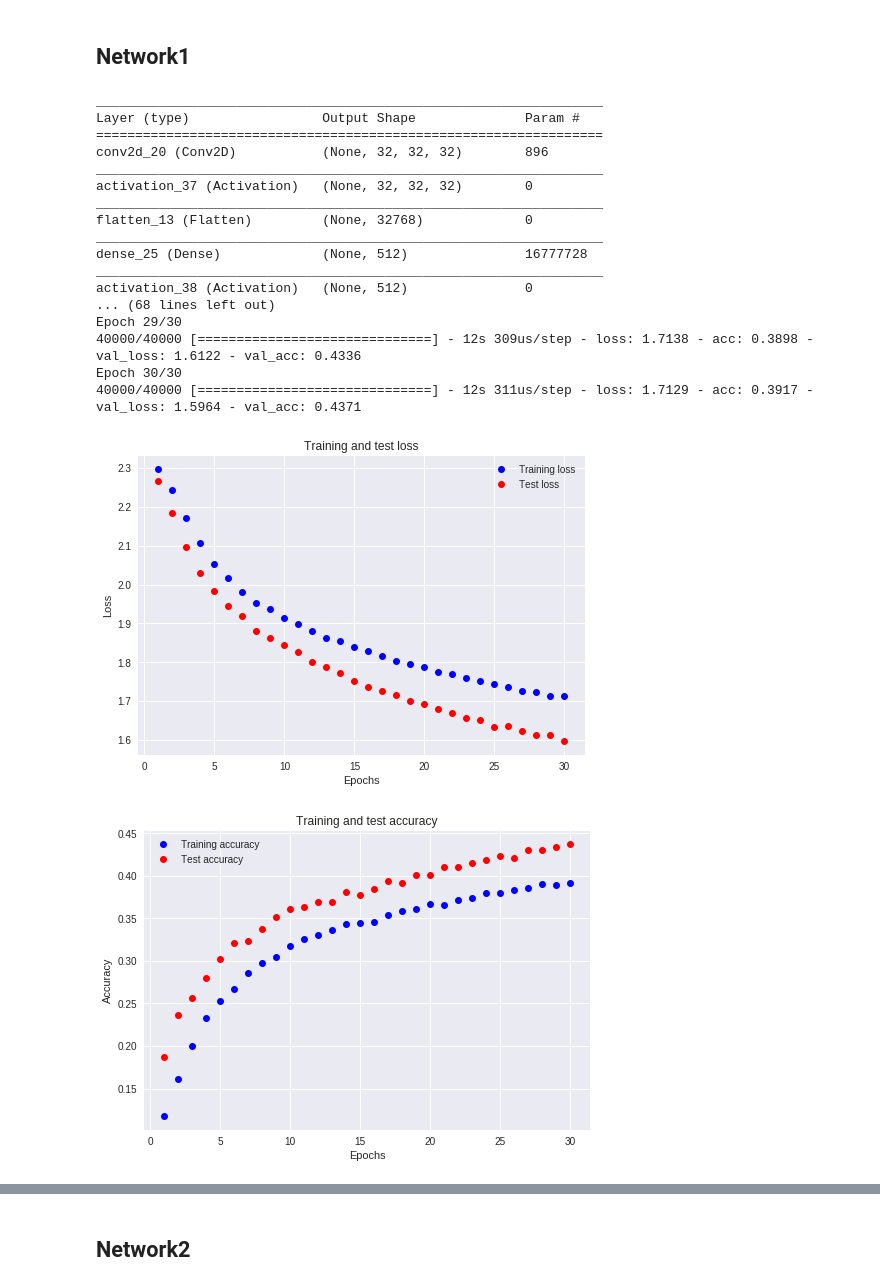
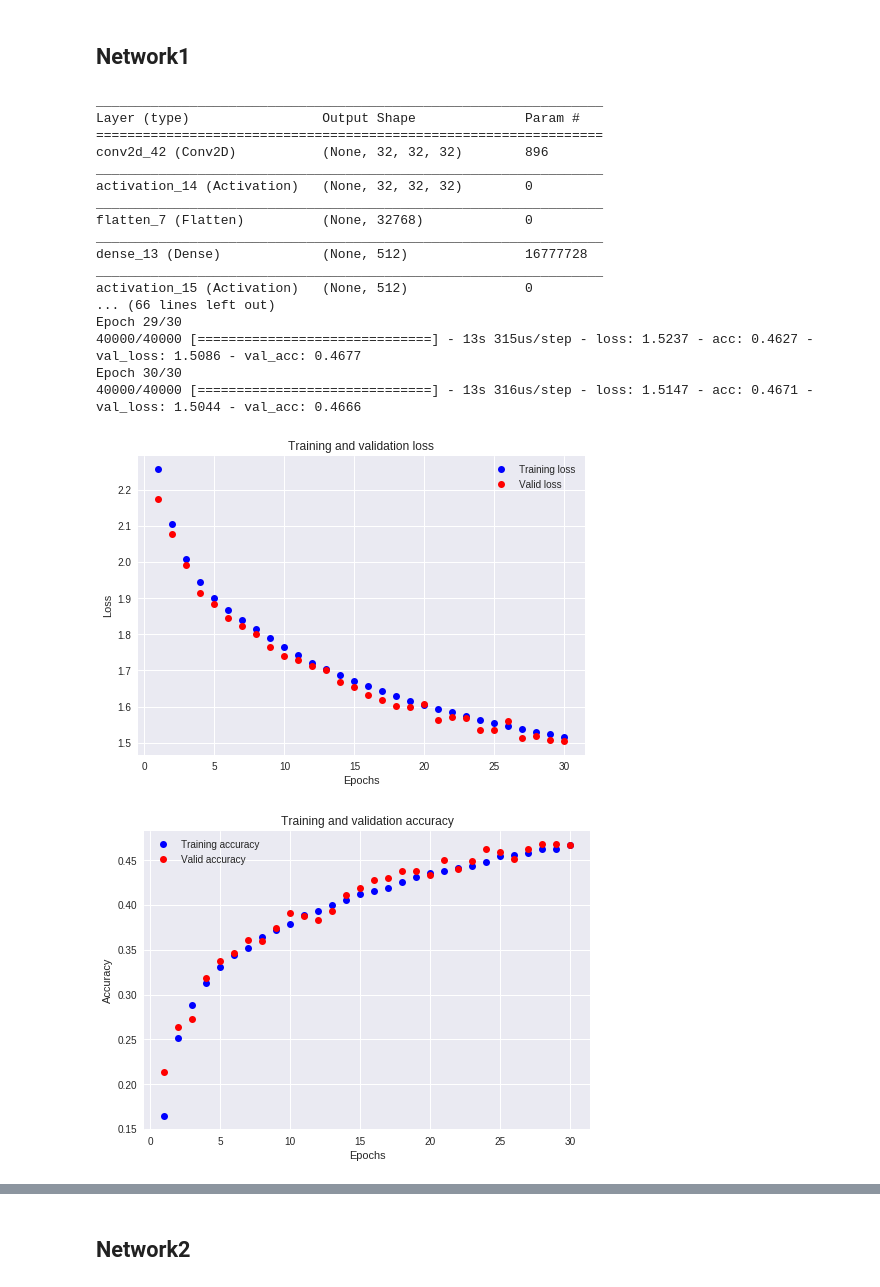
Before and after one commit to shirleyzz/cap5610_machineleanrning, a Jupyter notebook: Assignment2/HW2(1).ipynb, the cells around one changed output, grey strips where cells are left out. Saved outputs shown, nothing was run; the diff lists cells and outputs as text; code cells hidden in the pictures.

```diff
--- a/Assignment2/HW2(1).ipynb
+++ b/Assignment2/HW2(1).ipynb
@@ -62,7 +57,6 @@ network.add(Activation('softmax'))
 network.add(Flatten())
 network.add(Dense(512))
 network.add(Activation('relu'))
-network.add(Dropout(0.5))
 network.add(Dense(10))
 network.add(Activation('softmax'))
 network.summary()
@@ -82,44 +76,44 @@ history = network.fit(training_images,
 _________________________________________________________________
 Layer (type)                 Output Shape              Param #
 =================================================================
-conv2d_20 (Conv2D)           (None, 32, 32, 32)        896
+conv2d_42 (Conv2D)           (None, 32, 32, 32)        896
 _________________________________________________________________
-activation_37 (Activation)   (None, 32, 32, 32)        0
+activation_14 (Activation)   (None, 32, 32, 32)        0
 _________________________________________________________________
-flatten_13 (Flatten)         (None, 32768)             0
+flatten_7 (Flatten)          (None, 32768)             0
 _________________________________________________________________
-dense_25 (Dense)             (None, 512)               16777728
+dense_13 (Dense)             (None, 512)               16777728
 _________________________________________________________________
-activation_38 (Activation)   (None, 512)               0
-... (68 lines left out)
+activation_15 (Activation)   (None, 512)               0
+... (66 lines left out)
 Epoch 29/30
-40000/40000 [==============================] - 12s 309us/step - loss: 1.7138 - acc: 0.3898 - val_loss: 1.6122 - val_acc: 0.4336
+40000/40000 [==============================] - 13s 315us/step - loss: 1.5237 - acc: 0.4627 - val_loss: 1.5086 - val_acc: 0.4677
 Epoch 30/30
-40000/40000 [==============================] - 12s 311us/step - loss: 1.7129 - acc: 0.3917 - val_loss: 1.5964 - val_acc: 0.4371
+40000/40000 [==============================] - 13s 316us/step - loss: 1.5147 - acc: 0.4671 - val_loss: 1.5044 - val_acc: 0.4666
 # %%
 #display result
 history_dict = history.history
 loss_values = history_dict['loss']
 test_loss_values = history_dict['val_loss']
 epochs_range = range(1, epochs + 1)
 plt.plot(epochs_range, loss_values, 'bo', label='Training loss')
-plt.plot(epochs_range, test_loss_values, 'ro', label='Test loss')
-plt.title('Training and test loss')
+plt.plot(epochs_range, test_loss_values, 'ro', label='Valid loss')
+plt.title('Training and validation loss')
 plt.xlabel('Epochs')
 plt.ylabel('Loss')
 plt.legend()
 plt.show()
 # %% [output]
-[figure, old version]
+[figure, new version]
 # %%
 acc_values = history_dict['acc']
 test_acc_values = history_dict['val_acc']
 plt.plot(epochs_range, acc_values, 'bo', label='Training accuracy')
-plt.plot(epochs_range, test_acc_values, 'ro', label='Test accuracy')
-plt.title('Training and test accuracy')
+plt.plot(epochs_range, test_acc_values, 'ro', label='Valid accuracy')
+plt.title('Training and validation accuracy')
 plt.xlabel('Epochs')
 plt.ylabel('Accuracy')
 plt.legend()
 plt.show()
 # %% [output]
-[figure, old version]
+[figure, new version]
```
Also changed, not shown: parts of 23 cells of this notebook.
